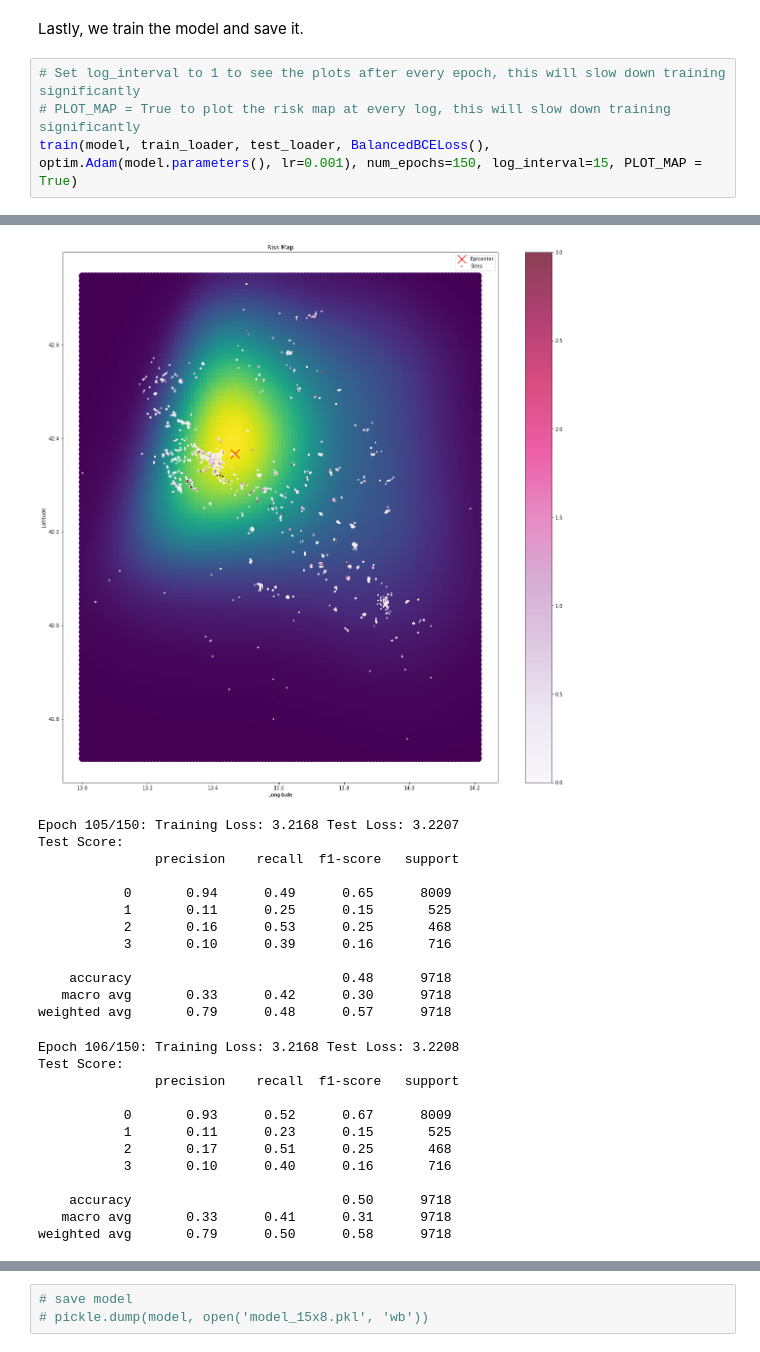
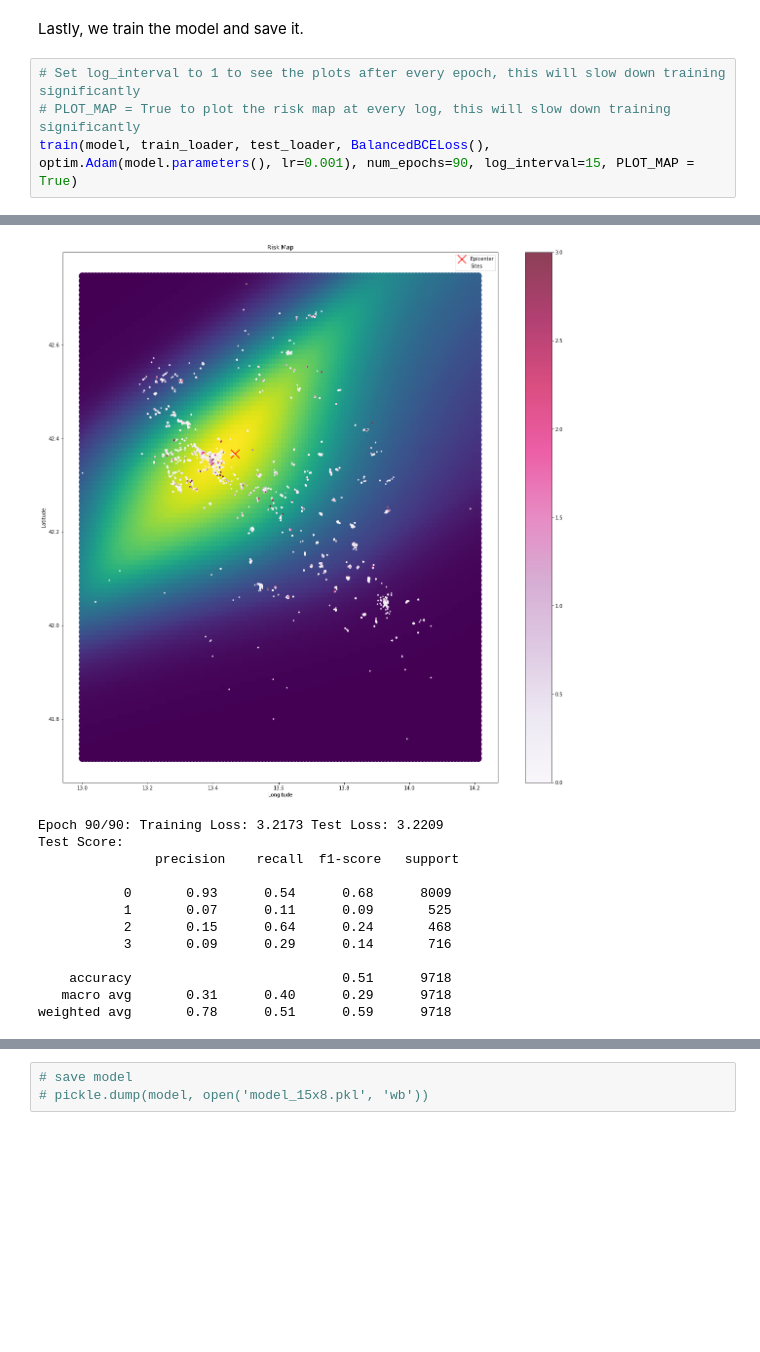
Before and after one commit to gullo97/earthquake_ml, a Jupyter notebook: notebook.ipynb, the cells around one changed output, grey strips where cells are left out. Drawn from its saved outputs; the diff is of its cells as text; blank space fills up the shorter version.

```diff
--- a/notebook.ipynb
+++ b/notebook.ipynb
@@ -430,5 +434,5 @@ Lastly, we train the model and save it.
 # %%
 # Set log_interval to 1 to see the plots after every epoch, this will slow down training significantly
 # PLOT_MAP = True to plot the risk map at every log, this will slow down training significantly
-train(model, train_loader, test_loader, BalancedBCELoss(), optim.Adam(model.parameters(), lr=0.001), num_epochs=150, log_interval=15, PLOT_MAP = True)
+train(model, train_loader, test_loader, BalancedBCELoss(), optim.Adam(model.parameters(), lr=0.001), num_epochs=90, log_interval=15, PLOT_MAP = True)
 # %% [output]
@@ -440,25 +444,13 @@ train(model, train_loader, test_loader, BalancedBCELoss(), optim.Adam(model.para
-[figure, old version]
+[figure, new version]
-Epoch 105/150: Training Loss: 3.2168 Test Loss: 3.2207
+Epoch 90/90: Training Loss: 3.2173 Test Loss: 3.2209
 Test Score:
                precision    recall  f1-score   support
 
-           0       0.94      0.49      0.65      8009
-           1       0.11      0.25      0.15       525
-           2       0.16      0.53      0.25       468
-           3       0.10      0.39      0.16       716
+           0       0.93      0.54      0.68      8009
+           1       0.07      0.11      0.09       525
+           2       0.15      0.64      0.24       468
+           3       0.09      0.29      0.14       716
 
-    accuracy                           0.48      9718
-   macro avg       0.33      0.42      0.30      9718
-weighted avg       0.79      0.48      0.57      9718
+    accuracy                           0.51      9718
+   macro avg       0.31      0.40      0.29      9718
+weighted avg       0.78      0.51      0.59      9718
-Epoch 106/150: Training Loss: 3.2168 Test Loss: 3.2208
-Test Score:
-               precision    recall  f1-score   support
-
-           0       0.93      0.52      0.67      8009
-           1       0.11      0.23      0.15       525
-           2       0.17      0.51      0.25       468
-           3       0.10      0.40      0.16       716
-
-    accuracy                           0.50      9718
-   macro avg       0.33      0.41      0.31      9718
-weighted avg       0.79      0.50      0.58      9718
```
Also changed, not shown: parts of 10 cells of this notebook, 11 other files.
